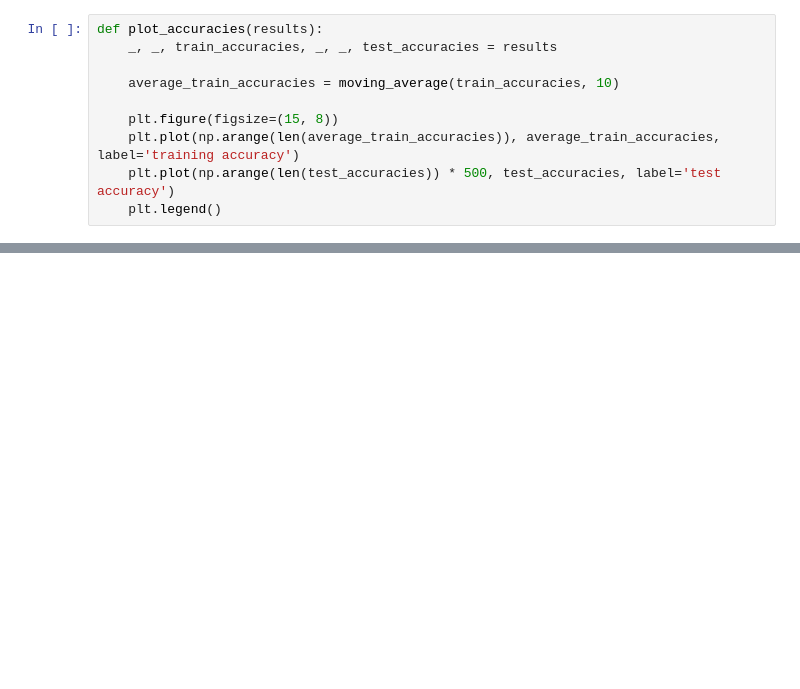
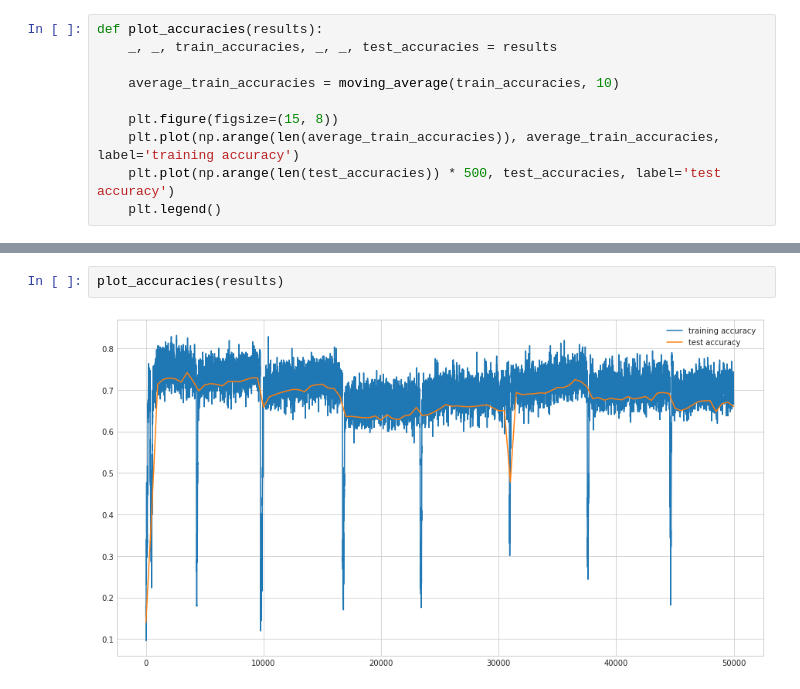
Before and after one commit to mlw214/EN.605.724-Project, a Jupyter notebook: Coulomb GAN.ipynb, the cells around one changed output, grey strips where cells are left out. Drawn from its saved outputs; the diff is of its cells as text; blank space fills up the shorter version.

```diff
--- a/Coulomb GAN.ipynb
+++ b/Coulomb GAN.ipynb
@@ -282,0 +373,4 @@ results = run_test('coulomb-gan-all.pkl')
+# %%
+plot_accuracies(results)
+# %% [output]
+[figure, added]
```
Also changed, not shown: parts of 17 cells of this notebook, 10 other files.
